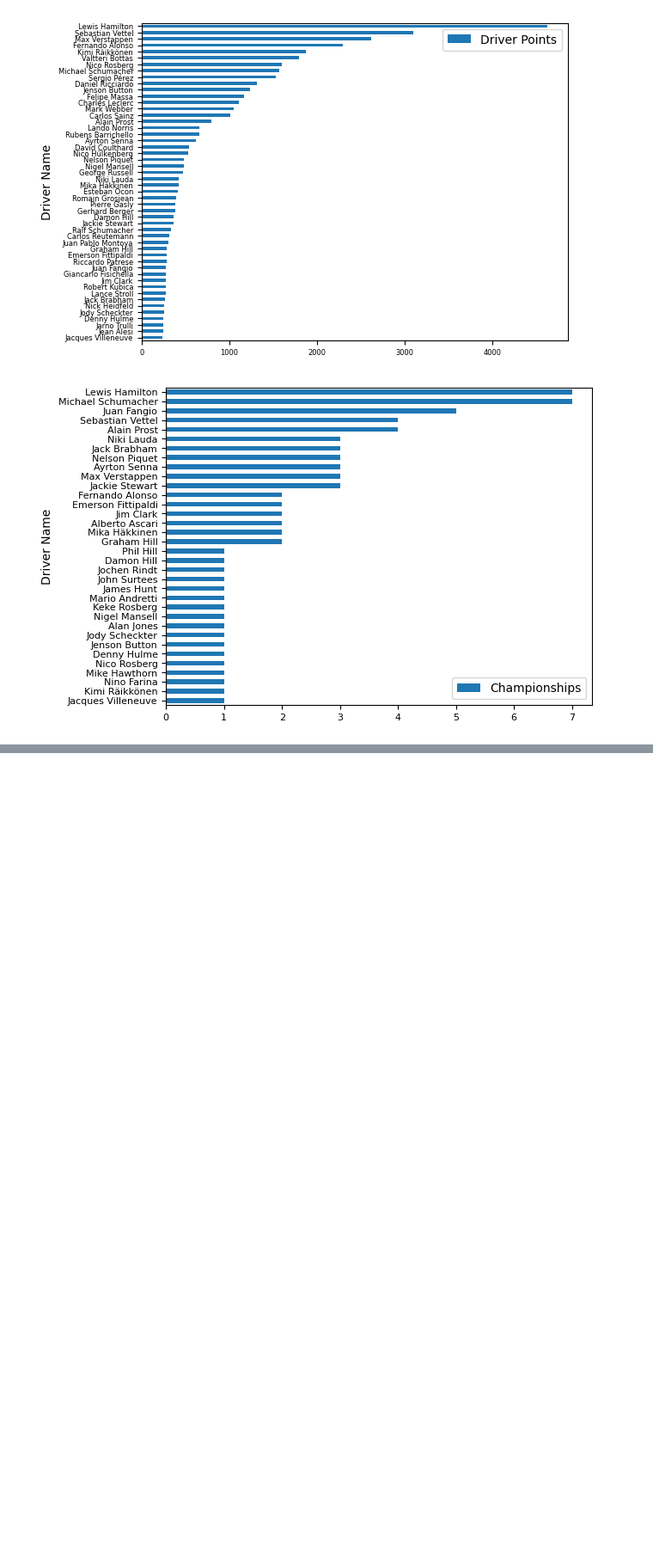
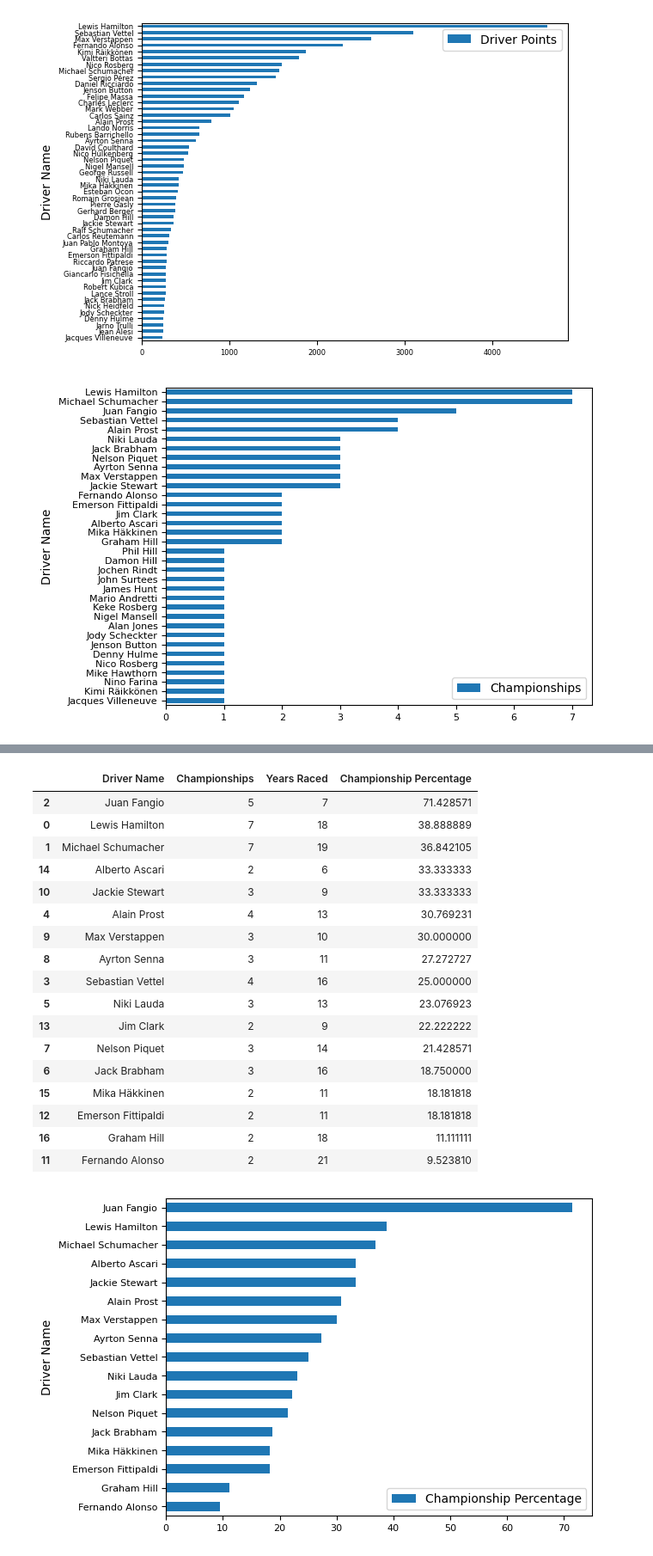
Before and after one commit to hr546/BEE2041-Empirical-Project, a Jupyter notebook: BEE2041_Empirical_Project_-_A_Data-Driven_Investigation_to_Identify_the_best_Formula_One_Driver_of_All_Time.ipynb, the cells around one changed output, grey strips where cells are left out. Shown: that part at 86% size. Saved outputs shown, nothing was run; the diff lists cells and outputs as text; code cells hidden in the pictures; blank space fills up the shorter version.

```diff
--- a/BEE2041_Empirical_Project_-_A_Data-Driven_Investigation_to_Identify_the_best_Formula_One_Driver_of_All_Time.ipynb
+++ b/BEE2041_Empirical_Project_-_A_Data-Driven_Investigation_to_Identify_the_best_Formula_One_Driver_of_All_Time.ipynb
@@ -379,7 +392,70 @@ display(Poles_df.tail(10))
 # %%
 # Histogram of percentage of world championships won vs. years entered
 # https://pitwall.app/records/driver-championships (number of championships won)
 # https://www.statsf1.com/en/statistiques/pilote/divers/saison.aspx (number of years entered)
+
+# For robustness, re-webscraping the world championships data
+url = ' https://pitwall.app/records/driver-championships'
+response = BeautifulSoup(request.urlopen(url), 'html.parser')
+TAB = response.find('table')
+Championships_df = pd.DataFrame(columns = ['Position','Driver Name','Races','Wins','Championships'])
+rows = TAB.find_all('tr')
+
+# Inserting the webscraped data into the dataframe
+for row in rows[1:]:
+    cells = row.find_all('td')
+    row_contents = []
+    for cell in cells:
+        row_contents.append(cell.text.strip())
+    length = len(Championships_df)
+    Championships_df.loc[length] = row_contents
+
+# Dropping unnecessary columns from the dataframe
+Championships_df = Championships_df.drop('Wins', axis=1)
+Championships_df = Championships_df.drop('Races', axis=1)
+Championships_df = Championships_df.drop('Position', axis=1)
+
+# Changing the 'Driver Pole Positions' column from a string to an integer
+Championships_df['Championships'] = Championships_df['Championships'].astype(int)
+
+# Reducing dataframe to only include drivers with at least two world championships
+Championships_df = Championships_df.loc[0:16,:]
+
+# Adding additional column to dataframe containing the percentage of podiums achieved by each driver
+Championships_df["Years Raced"] = [18,19,7,16,13,13,16,14,11,10,9,21,11,9,6,11,18]
+
+# Adding additional column to dataframe containing the percentage of podiums achieved by each driver
+Championships_df["Championship Percentage"] = (Championships_df["Championships"]/Championships_df["Years Raced"]) * 100
+
+# Sorting dataframe so the highest percentage is listed first
+Championships_df = Championships_df.sort_values(by=["Championship Percentage"])
+
+# Plotting the bar chart for percentage of race wins
+Championships_df.plot.barh(x = 'Driver Name', y = 'Championship Percentage', fontsize = 8)
+
+# Displaying dataframe
+Championships_df = Championships_df.sort_values(by=["Championship Percentage"], ascending=False)
+display(Championships_df)
+# %% [output]
+|  | Driver Name | Championships | Years Raced | Championship Percentage |
+| 2 | Juan Fangio | 5 | 7 | 71.428571 |
+| 0 | Lewis Hamilton | 7 | 18 | 38.888889 |
+| 1 | Michael Schumacher | 7 | 19 | 36.842105 |
+| 14 | Alberto Ascari | 2 | 6 | 33.333333 |
+| 10 | Jackie Stewart | 3 | 9 | 33.333333 |
+| 4 | Alain Prost | 4 | 13 | 30.769231 |
+| 9 | Max Verstappen | 3 | 10 | 30.000000 |
+| 8 | Ayrton Senna | 3 | 11 | 27.272727 |
+| 3 | Sebastian Vettel | 4 | 16 | 25.000000 |
+| 5 | Niki Lauda | 3 | 13 | 23.076923 |
+| 13 | Jim Clark | 2 | 9 | 22.222222 |
+| 7 | Nelson Piquet | 3 | 14 | 21.428571 |
+| 6 | Jack Brabham | 3 | 16 | 18.750000 |
+| 15 | Mika Häkkinen | 2 | 11 | 18.181818 |
+| 12 | Emerson Fittipaldi | 2 | 11 | 18.181818 |
+| 16 | Graham Hill | 2 | 18 | 11.111111 |
+| 11 | Fernando Alonso | 2 | 21 | 9.523810 |
+[figure, added]
 # %%
 # Discussion about how this aims to eliminate the differences in eras and lengths of times the drivers have driven for,
 # thereby eliminating the time variable?? making these statistics more comparable
```
Also changed, not shown: parts of 8 cells of this notebook.
